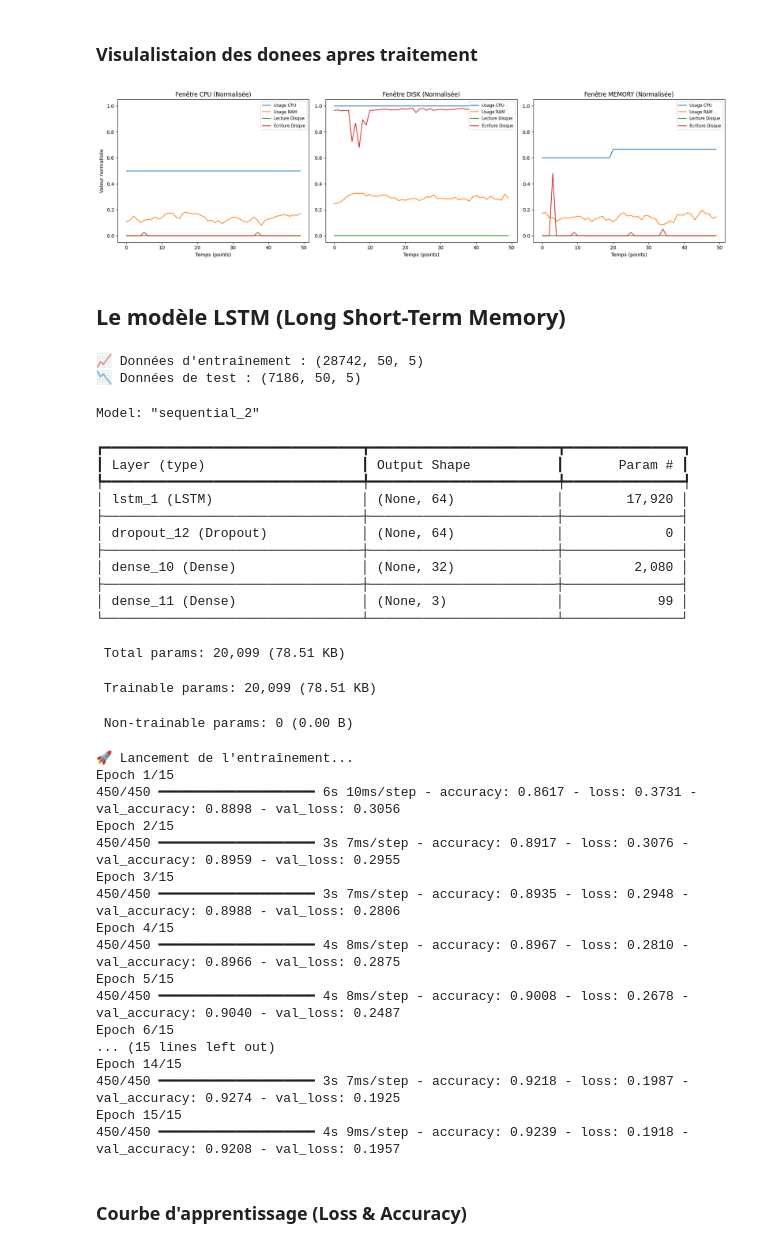
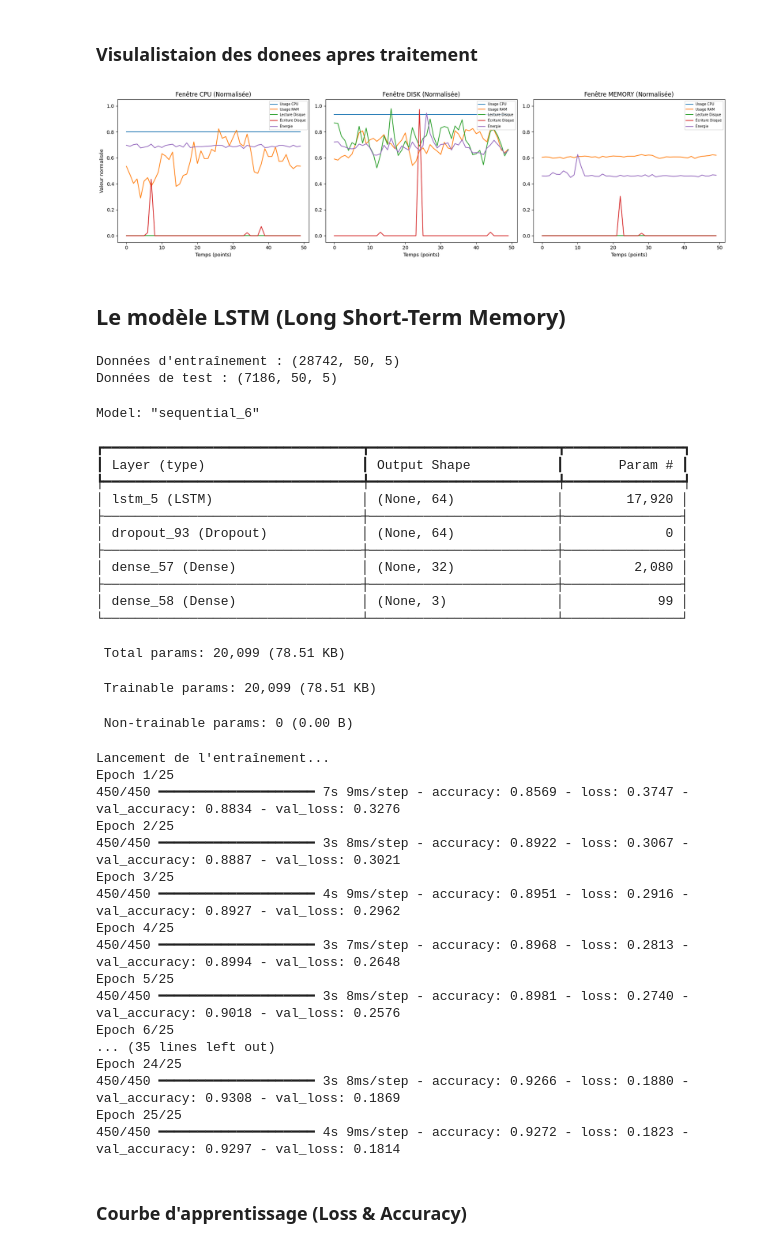
Before and after one commit to babycrashdev/m1_ia, a Jupyter notebook: Projet_ia.ipynb, the cells around one changed output. Cells and saved outputs as stored; diff of their text form; code cells hidden in the pictures.

```diff
--- a/Projet_ia.ipynb
+++ b/Projet_ia.ipynb
@@ -185,32 +208,32 @@ Passing `palette` without assigning `hue` is deprecated and will be removed in v
 # %%
 import matplotlib.pyplot as plt
 import numpy as np
 
 class_names = ['CPU', 'DISK', 'MEMORY']
-feature_names = ['Usage CPU', 'Usage RAM', 'Lecture Disque', 'Écriture Disque','Usage eneretique']
+feature_names = ['Usage CPU', 'Usage RAM', 'Lecture Disque', 'Écriture Disque', 'Énergie']
 
 fig, axes = plt.subplots(1, 3, figsize=(18, 5))
 
 for i in range(3):
     indices = np.where(y == i)[0]
     idx = indices[np.random.randint(0, len(indices))]
     sequence = X[idx]
 
-    for f in range(4):
+    for f in range(len(feature_names)):
         axes[i].plot(sequence[:, f], label=feature_names[f])
 
     axes[i].set_title(f"Fenêtre {class_names[i]} (Normalisée)")
     axes[i].set_ylim(-0.05, 1.05)
     axes[i].set_xlabel("Temps (points)")
     if i == 0:
         axes[i].set_ylabel("Valeur normalisée")
-    axes[i].legend(loc='upper right', fontsize='small')
+    axes[i].legend(loc='upper right', fontsize='x-small')
 
 plt.tight_layout()
 plt.savefig('sequences_normalisees.png')
 plt.show()
 # %% [output]
-[figure, old version]
+[figure, new version]
 # %% [markdown]
 ## Le modèle LSTM (Long Short-Term Memory)
 # %%
@@ -220,8 +243,8 @@ from tensorflow.keras.layers import LSTM, Dense, Dropout
 
 X_train, X_test, y_train, y_test = train_test_split(X, y, test_size=0.2, random_state=42, stratify=y)
 
-print(f"📈 Données d'entraînement : {X_train.shape}")
-print(f"📉 Données de test : {X_test.shape}")
+print(f"Données d'entraînement : {X_train.shape}")
+print(f"Données de test : {X_test.shape}")
 
 model_lstm = Sequential([
     LSTM(64, input_shape=(WINDOW_SIZE, len(FEATURES))),
@@ -236,48 +259,48 @@ model_lstm.compile(optimizer='adam',
 
 model_lstm.summary()
 
-print("\n🚀 Lancement de l'entraînement...")
+print("\nLancement de l'entraînement...")
 history_lstm = model_lstm.fit(
     X_train, y_train,
-    epochs=15,
+    epochs=25,
     batch_size=64,
     validation_data=(X_test, y_test)
 )
 # %% [output]
-📈 Données d'entraînement : (28742, 50, 5)
-📉 Données de test : (7186, 50, 5)
+Données d'entraînement : (28742, 50, 5)
+Données de test : (7186, 50, 5)
-Model: "sequential_2"
+Model: "sequential_6"
 ┏━━━━━━━━━━━━━━━━━━━━━━━━━━━━━━━━━┳━━━━━━━━━━━━━━━━━━━━━━━━┳━━━━━━━━━━━━━━━┓
 ┃ Layer (type)                    ┃ Output Shape           ┃       Param # ┃
 ┡━━━━━━━━━━━━━━━━━━━━━━━━━━━━━━━━━╇━━━━━━━━━━━━━━━━━━━━━━━━╇━━━━━━━━━━━━━━━┩
-│ lstm_1 (LSTM)                   │ (None, 64)             │        17,920 │
+│ lstm_5 (LSTM)                   │ (None, 64)             │        17,920 │
 ├─────────────────────────────────┼────────────────────────┼───────────────┤
-│ dropout_12 (Dropout)            │ (None, 64)             │             0 │
+│ dropout_93 (Dropout)            │ (None, 64)             │             0 │
 ├─────────────────────────────────┼────────────────────────┼───────────────┤
-│ dense_10 (Dense)                │ (None, 32)             │         2,080 │
+│ dense_57 (Dense)                │ (None, 32)             │         2,080 │
 ├─────────────────────────────────┼────────────────────────┼───────────────┤
-│ dense_11 (Dense)                │ (None, 3)              │            99 │
+│ dense_58 (Dense)                │ (None, 3)              │            99 │
 └─────────────────────────────────┴────────────────────────┴───────────────┘
  Total params: 20,099 (78.51 KB)
  Trainable params: 20,099 (78.51 KB)
  Non-trainable params: 0 (0.00 B)
-🚀 Lancement de l'entraînement...
-Epoch 1/15
-450/450 ━━━━━━━━━━━━━━━━━━━━ 6s 10ms/step - accuracy: 0.8617 - loss: 0.3731 - val_accuracy: 0.8898 - val_loss: 0.3056
-Epoch 2/15
-450/450 ━━━━━━━━━━━━━━━━━━━━ 3s 7ms/step - accuracy: 0.8917 - loss: 0.3076 - val_accuracy: 0.8959 - val_loss: 0.2955
-Epoch 3/15
-450/450 ━━━━━━━━━━━━━━━━━━━━ 3s 7ms/step - accuracy: 0.8935 - loss: 0.2948 - val_accuracy: 0.8988 - val_loss: 0.2806
-Epoch 4/15
-450/450 ━━━━━━━━━━━━━━━━━━━━ 4s 8ms/step - accuracy: 0.8967 - loss: 0.2810 - val_accuracy: 0.8966 - val_loss: 0.2875
-Epoch 5/15
-450/450 ━━━━━━━━━━━━━━━━━━━━ 4s 8ms/step - accuracy: 0.9008 - loss: 0.2678 - val_accuracy: 0.9040 - val_loss: 0.2487
-Epoch 6/15
-... (15 lines left out)
-Epoch 14/15
-450/450 ━━━━━━━━━━━━━━━━━━━━ 3s 7ms/step - accuracy: 0.9218 - loss: 0.1987 - val_accuracy: 0.9274 - val_loss: 0.1925
-Epoch 15/15
-450/450 ━━━━━━━━━━━━━━━━━━━━ 4s 9ms/step - accuracy: 0.9239 - loss: 0.1918 - val_accuracy: 0.9208 - val_loss: 0.1957
+Lancement de l'entraînement...
+Epoch 1/25
+450/450 ━━━━━━━━━━━━━━━━━━━━ 7s 9ms/step - accuracy: 0.8569 - loss: 0.3747 - val_accuracy: 0.8834 - val_loss: 0.3276
+Epoch 2/25
+450/450 ━━━━━━━━━━━━━━━━━━━━ 3s 8ms/step - accuracy: 0.8922 - loss: 0.3067 - val_accuracy: 0.8887 - val_loss: 0.3021
+Epoch 3/25
+450/450 ━━━━━━━━━━━━━━━━━━━━ 4s 9ms/step - accuracy: 0.8951 - loss: 0.2916 - val_accuracy: 0.8927 - val_loss: 0.2962
+Epoch 4/25
+450/450 ━━━━━━━━━━━━━━━━━━━━ 3s 7ms/step - accuracy: 0.8968 - loss: 0.2813 - val_accuracy: 0.8994 - val_loss: 0.2648
+Epoch 5/25
+450/450 ━━━━━━━━━━━━━━━━━━━━ 3s 8ms/step - accuracy: 0.8981 - loss: 0.2740 - val_accuracy: 0.9018 - val_loss: 0.2576
+Epoch 6/25
+... (35 lines left out)
+Epoch 24/25
+450/450 ━━━━━━━━━━━━━━━━━━━━ 3s 8ms/step - accuracy: 0.9266 - loss: 0.1880 - val_accuracy: 0.9308 - val_loss: 0.1869
+Epoch 25/25
+450/450 ━━━━━━━━━━━━━━━━━━━━ 4s 9ms/step - accuracy: 0.9272 - loss: 0.1823 - val_accuracy: 0.9297 - val_loss: 0.1814
 # %% [markdown]
 ### Courbe d'apprentissage (Loss & Accuracy)
 # %%
```
Also changed, not shown: parts of 10 cells of this notebook.
